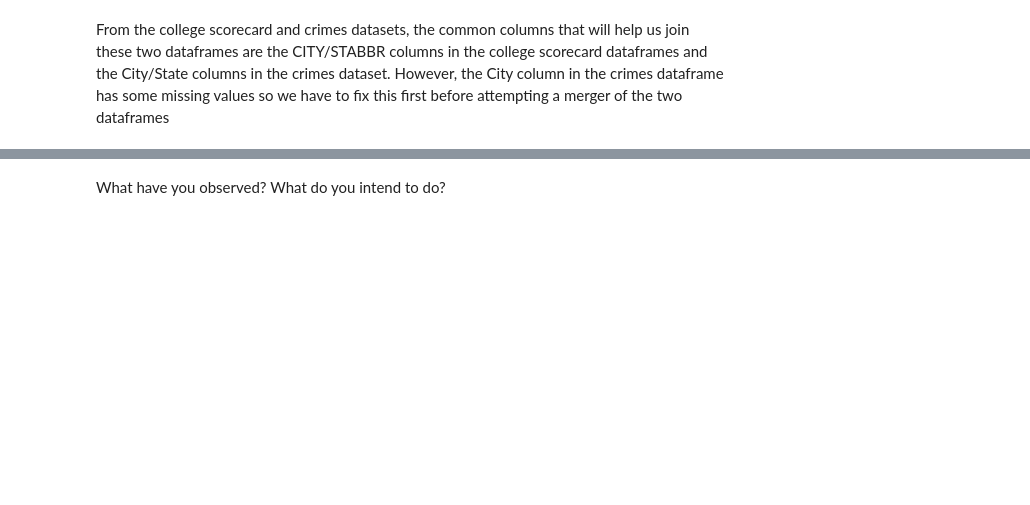
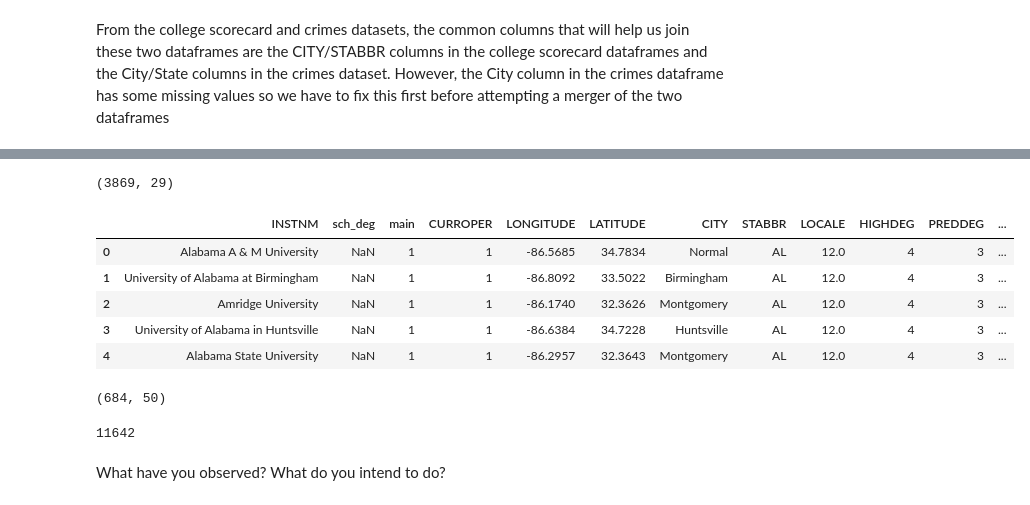
Before and after one commit to WKhisa/Data-Analysis-and-Reporting-with-Python---Guiding-Notebook.ipynb, a Jupyter notebook: Data_Analysis_and_Reporting_with_Python_Guiding_Notebook.ipynb, the cells around one changed output, grey strips where cells are left out. Drawn from its saved outputs; the diff is of its cells as text; code cells hidden in the pictures; blank space fills up the shorter version.

```diff
--- a/Data_Analysis_and_Reporting_with_Python_Guiding_Notebook.ipynb
+++ b/Data_Analysis_and_Reporting_with_Python_Guiding_Notebook.ipynb
@@ -138,3 +226,7 @@ YOUR CODE GOES HERE
+# %%
+df_kauffman_startup_index.shape
+# %% [output]
+(3869, 29)
 # %%
 # Selecting the important variables for Jane
 columns = [
@@ -196,15 +288,26 @@ df_filtered = pd.DataFrame(df[columns])
 # %%
 # Previewing the first 5 records of the df_filtered dataset
 
-YOUR CODE GOES HERE
+df_filtered.head()
+# %% [output]
+|  | INSTNM | sch_deg | main | CURROPER | LONGITUDE | LATITUDE | CITY | STABBR | LOCALE | HIGHDEG | PREDDEG | ... |
+| 0 | Alabama A & M University | NaN | 1 | 1 | -86.5685 | 34.7834 | Normal | AL | 12.0 | 4 | 3 | ... |
+| 1 | University of Alabama at Birmingham | NaN | 1 | 1 | -86.8092 | 33.5022 | Birmingham | AL | 12.0 | 4 | 3 | ... |
+| 2 | Amridge University | NaN | 1 | 1 | -86.1740 | 32.3626 | Montgomery | AL | 12.0 | 4 | 3 | ... |
+| 3 | University of Alabama in Huntsville | NaN | 1 | 1 | -86.6384 | 34.7228 | Huntsville | AL | 12.0 | 4 | 3 | ... |
+| 4 | Alabama State University | NaN | 1 | 1 | -86.2957 | 32.3643 | Montgomery | AL | 12.0 | 4 | 3 | ... |
 # %%
 # Checking the shape of our new dataset
 
-YOUR CODE GOES HERE
+df_filtered.shape
+# %% [output]
+(684, 50)
 # %%
 # Checking the number of missing values
 
-YOUR CODE GOES HERE
+df_filtered.isnull().sum().sum()
+# %% [output]
+11642
 # %% [markdown]
 What have you observed? What do you intend to do?
 # %%
```
Also changed, not shown: parts of 23 cells of this notebook.
